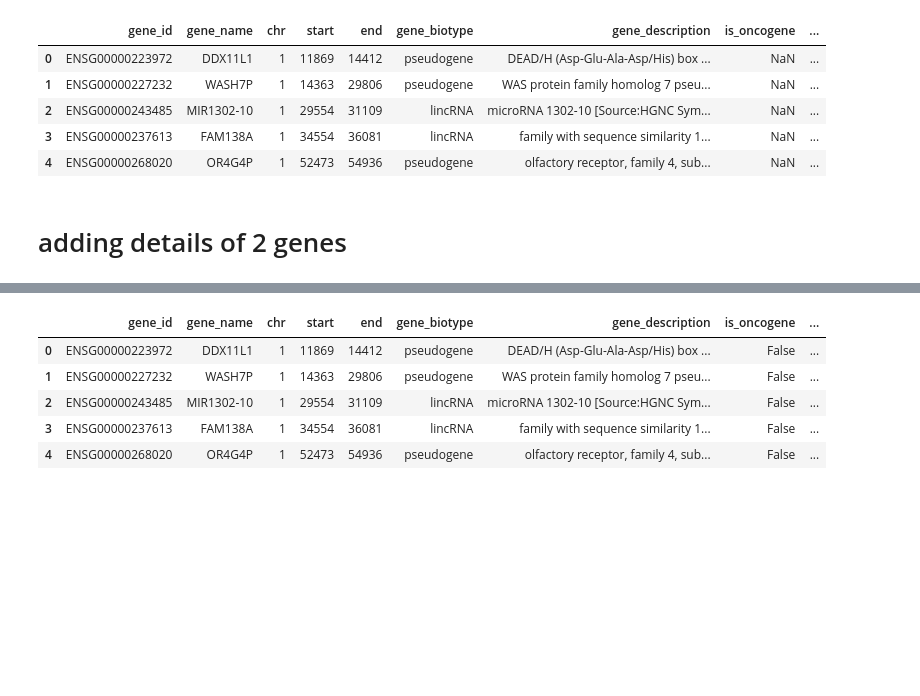
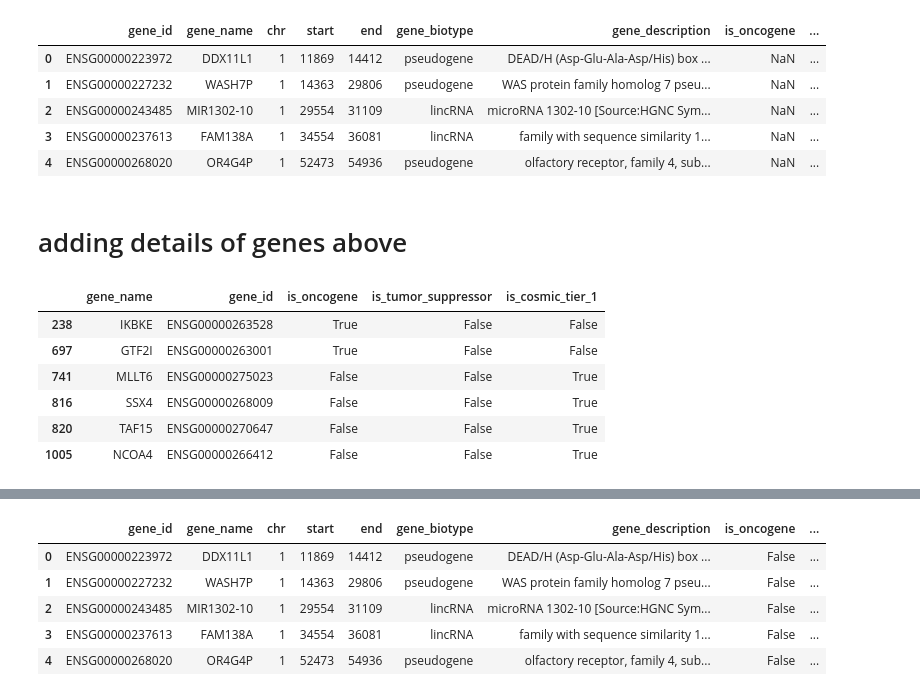
Before and after one commit to TasbasMN/mirscribe-vcf, a Jupyter notebook: data/db/genes.ipynb, the cells around one changed output, grey strips where cells are left out. Saved outputs shown, nothing was run; the diff lists cells and outputs as text; code cells hidden in the pictures; blank space fills up the shorter version.

```diff
--- a/data/db/genes.ipynb
+++ b/data/db/genes.ipynb
@@ -289,5 +239,15 @@ df.head()
 | 3 | ENSG00000237613 | FAM138A | 1 | 34554 | 36081 | lincRNA | family with sequence similarity 1... | NaN | ... |
 | 4 | ENSG00000268020 | OR4G4P | 1 | 52473 | 54936 | pseudogene | olfactory receptor, family 4, sub... | NaN | ... |
 # %% [markdown]
-# adding details of 2 genes
+# adding details of genes above
+# %%
+kb[kb.gene_name.isin(missing_id_but_found_gene_names)]
+# %% [output]
+|  | gene_name | gene_id | is_oncogene | is_tumor_suppressor | is_cosmic_tier_1 |
+| 238 | IKBKE | ENSG00000263528 | True | False | False |
+| 697 | GTF2I | ENSG00000263001 | True | False | False |
+| 741 | MLLT6 | ENSG00000275023 | False | False | True |
+| 816 | SSX4 | ENSG00000268009 | False | False | True |
+| 820 | TAF15 | ENSG00000270647 | False | False | True |
+| 1005 | NCOA4 | ENSG00000266412 | False | False | True |
 # %%
```
Also changed, not shown: parts of 33 cells of this notebook.
